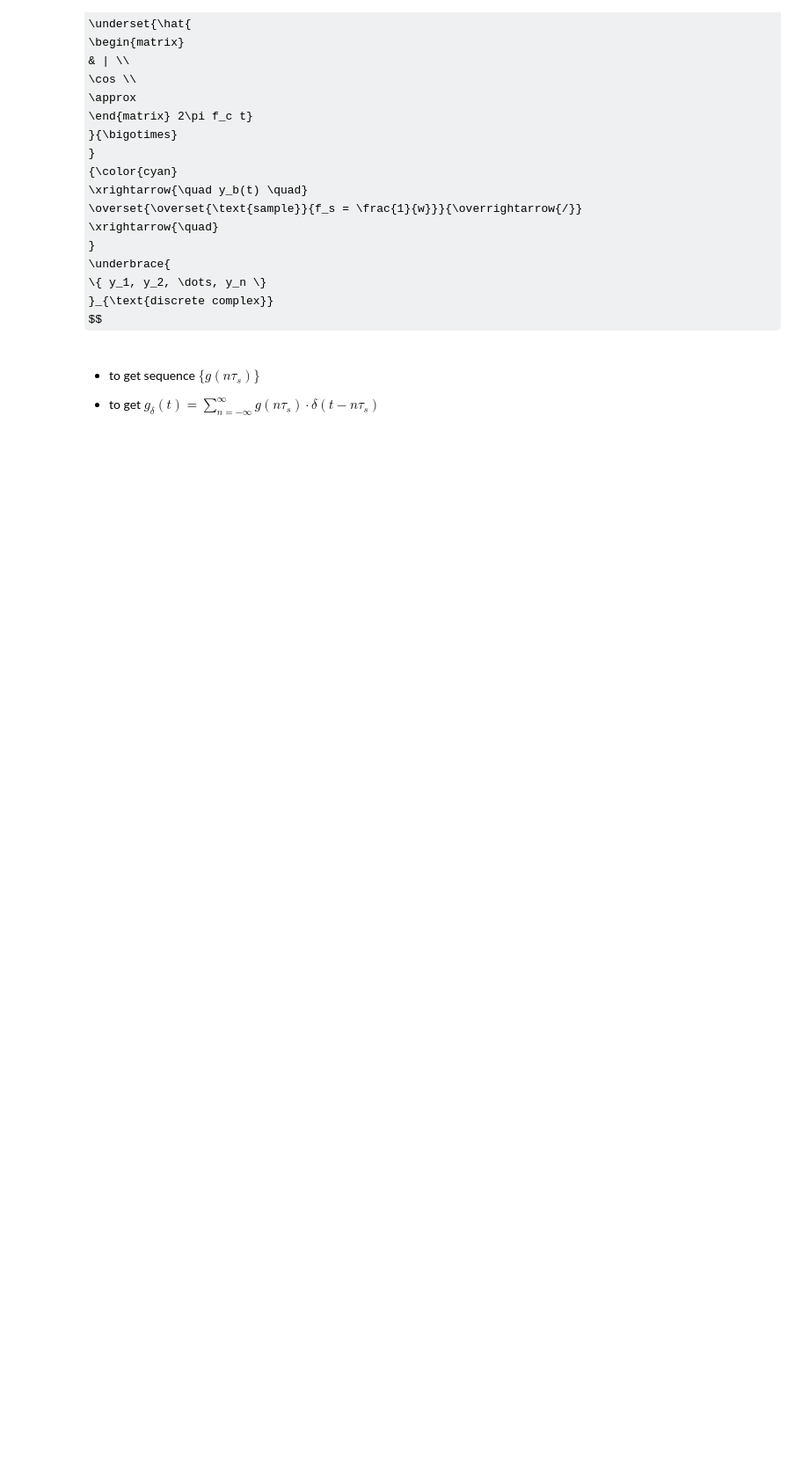
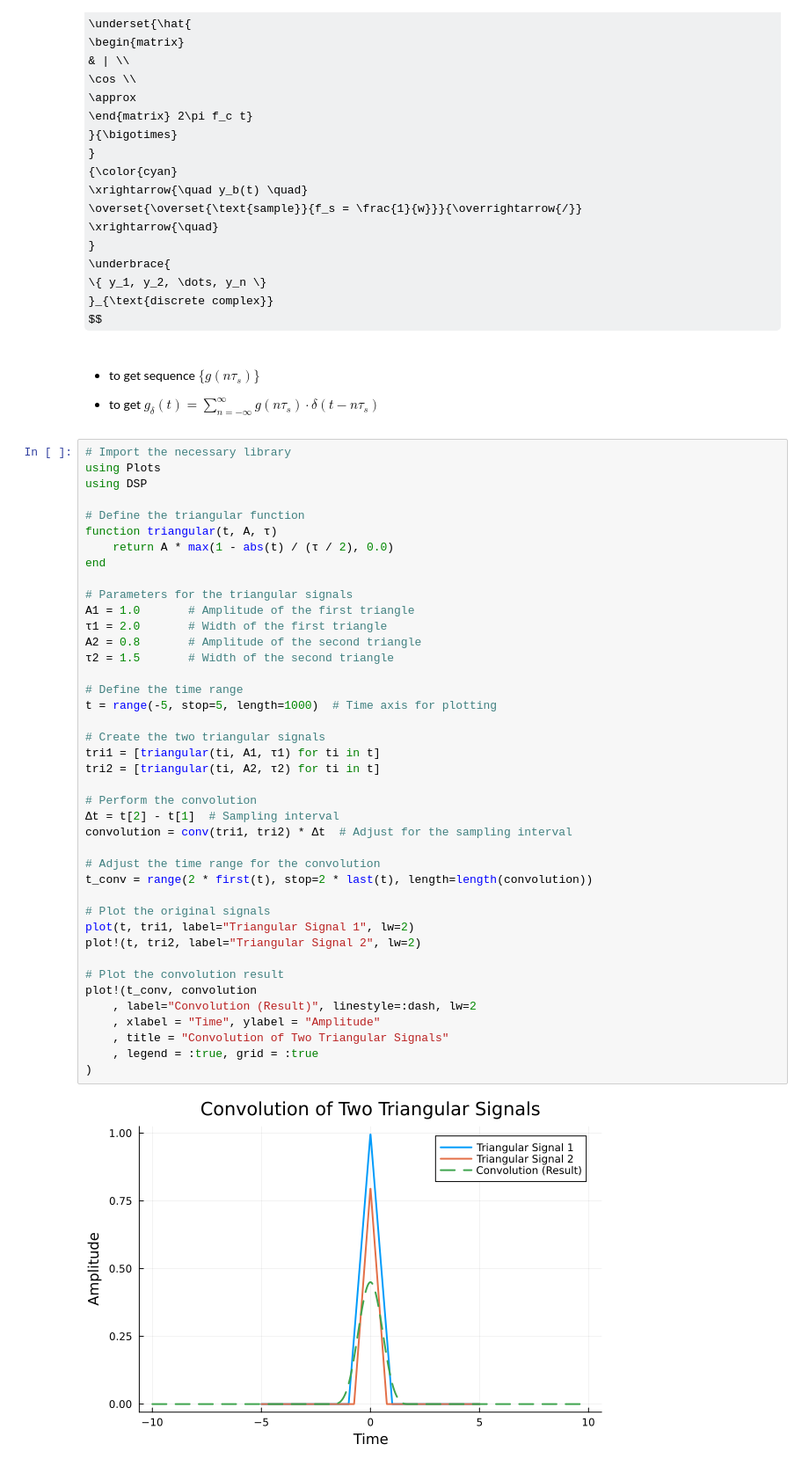
Before and after one commit to setrar/MobCom, a Jupyter notebook: Lectures/02/lecture02.ipynb, the cells around one changed output. Shown: that part at 88% size. Drawn from its saved outputs; the diff is of its cells as text; some formulas as TeX source; blank space fills up the shorter version.

```diff
--- a/Lectures/02/lecture02.ipynb
+++ b/Lectures/02/lecture02.ipynb
@@ -57,3 +57,46 @@ $
 $
 g_{\delta}(t) = \sum\limits_{n=-\infty}^{\infty} g(n\tau_s) \cdot \delta(t - n\tau_s)
 $
+# %%
+# Import the necessary library
+using Plots
+using DSP
+
+# Define the triangular function
+function triangular(t, A, τ)
+    return A * max(1 - abs(t) / (τ / 2), 0.0)
+end
+
+# Parameters for the triangular signals
+A1 = 1.0       # Amplitude of the first triangle
+τ1 = 2.0       # Width of the first triangle
+A2 = 0.8       # Amplitude of the second triangle
+τ2 = 1.5       # Width of the second triangle
+
+# Define the time range
+t = range(-5, stop=5, length=1000)  # Time axis for plotting
+
+# Create the two triangular signals
+tri1 = [triangular(ti, A1, τ1) for ti in t]
+tri2 = [triangular(ti, A2, τ2) for ti in t]
+
+# Perform the convolution
+Δt = t[2] - t[1]  # Sampling interval
+convolution = conv(tri1, tri2) * Δt  # Adjust for the sampling interval
+
+# Adjust the time range for the convolution
+t_conv = range(2 * first(t), stop=2 * last(t), length=length(convolution))
+
+# Plot the original signals
+plot(t, tri1, label="Triangular Signal 1", lw=2)
+plot!(t, tri2, label="Triangular Signal 2", lw=2)
+
+# Plot the convolution result
+plot!(t_conv, convolution
+    , label="Convolution (Result)", linestyle=:dash, lw=2
+    , xlabel = "Time", ylabel = "Amplitude"
+    , title = "Convolution of Two Triangular Signals"
+    , legend = :true, grid = :true
+)
+# %% [output]
+[figure, added]
```
Also changed, not shown: parts of 1 cell of this notebook, 1 other file.
